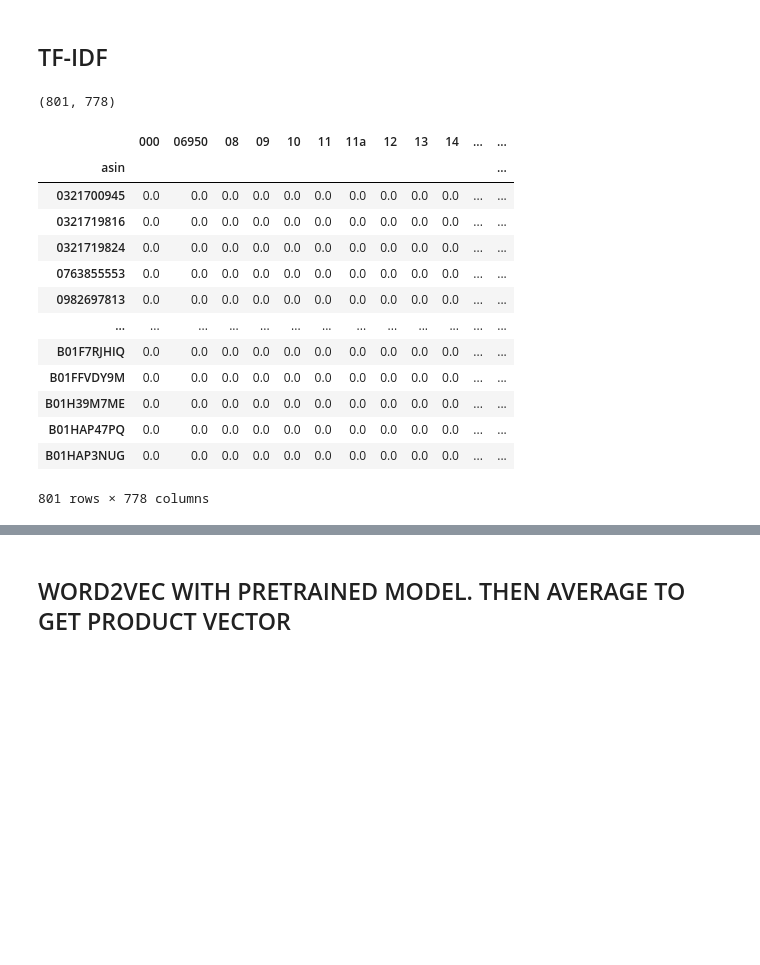
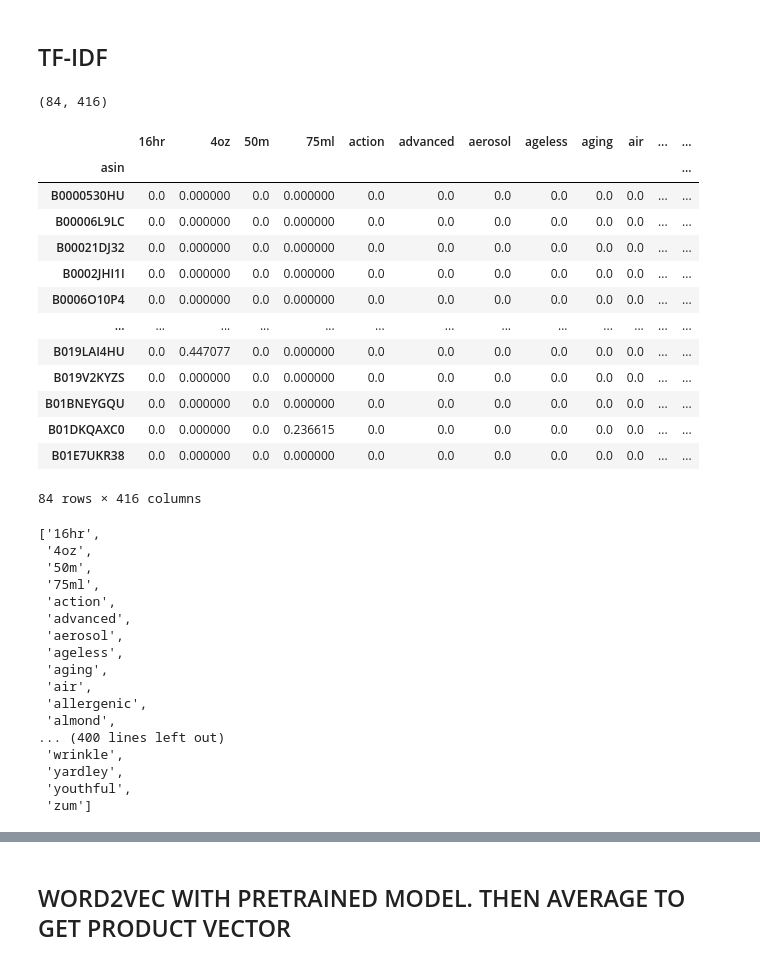
Before and after one commit to vlr112/WebScicence_FinalProject, a Jupyter notebook: labs/session_1/my_test.ipynb, the cells around one changed output, grey strips where cells are left out. Drawn from its saved outputs; the diff is of its cells as text; code cells hidden in the pictures; blank space fills up the shorter version.

```diff
--- a/Copy_of_parse_and_clean_meta_data.ipynb
+++ b/labs/session_1/my_test.ipynb
@@ -42,7 +44,7 @@ def getDF(path):
   # return pd.DataFrame.from_dict(df)
 
 
-df_software = getDF('Software_5.json.gz')
+df_software = getDF('All_Beauty_5.json.gz')
 # %%
 
 class Data:
@@ -228,5 +250,5 @@ len(items)
 # %%
-meta_df_software = getDF('meta_Software.json.gz')
+meta_df_software = getDF('meta_All_Beauty.json.gz')
 
 meta_df_software['asin'].nunique()
 # %% [output]
@@ -653,11 +691,13 @@ def hero_preprocess(temp):
 
     custom_pipeline = [preprocessing.fillna,
                     preprocessing.lowercase,
+                    preprocessing.remove_digits,
 
                     preprocessing.remove_diacritics,
                     preprocessing.remove_stopwords,
                     preprocessing.remove_punctuation,
-                    preprocessing.remove_whitespace
+                    preprocessing.remove_whitespace,
+                    preprocessing.remove_digits
                     #preprocessing.remove_brackets
                     ]
 
@@ -683,28 +715,46 @@ preprocessed.head(3)
 # %%
 tfidf = TfidfVectorizer()
 tfs = tfidf.fit_transform(preprocessed['clean_text'])
 tfs_matrix = tfs.todense()
 
 tfs_matrix.shape
 
 # tfs.get_features_names()
 
 tfs_df = pd.DataFrame(tfs_matrix, columns= tfidf.get_feature_names(), index= preprocessed['asin'])
 
 tfs_df
+tfidf.get_feature_names()
 # %% [output]
-(801, 778)
+(84, 416)
-|  | 000 | 06950 | 08 | 09 | 10 | 11 | 11a | 12 | 13 | 14 | ... | ... |
+|  | 16hr | 4oz | 50m | 75ml | action | advanced | aerosol | ageless | aging | air | ... | ... |
 | asin |  |  |  |  |  |  |  |  |  |  |  | ... |
-| 0321700945 | 0.0 | 0.0 | 0.0 | 0.0 | 0.0 | 0.0 | 0.0 | 0.0 | 0.0 | 0.0 | ... | ... |
-| 0321719816 | 0.0 | 0.0 | 0.0 | 0.0 | 0.0 | 0.0 | 0.0 | 0.0 | 0.0 | 0.0 | ... | ... |
-| 0321719824 | 0.0 | 0.0 | 0.0 | 0.0 | 0.0 | 0.0 | 0.0 | 0.0 | 0.0 | 0.0 | ... | ... |
-| 0763855553 | 0.0 | 0.0 | 0.0 | 0.0 | 0.0 | 0.0 | 0.0 | 0.0 | 0.0 | 0.0 | ... | ... |
-| 0982697813 | 0.0 | 0.0 | 0.0 | 0.0 | 0.0 | 0.0 | 0.0 | 0.0 | 0.0 | 0.0 | ... | ... |
+| B0000530HU | 0.0 | 0.000000 | 0.0 | 0.000000 | 0.0 | 0.0 | 0.0 | 0.0 | 0.0 | 0.0 | ... | ... |
+| B00006L9LC | 0.0 | 0.000000 | 0.0 | 0.000000 | 0.0 | 0.0 | 0.0 | 0.0 | 0.0 | 0.0 | ... | ... |
+| B00021DJ32 | 0.0 | 0.000000 | 0.0 | 0.000000 | 0.0 | 0.0 | 0.0 | 0.0 | 0.0 | 0.0 | ... | ... |
+| B0002JHI1I | 0.0 | 0.000000 | 0.0 | 0.000000 | 0.0 | 0.0 | 0.0 | 0.0 | 0.0 | 0.0 | ... | ... |
+| B0006O10P4 | 0.0 | 0.000000 | 0.0 | 0.000000 | 0.0 | 0.0 | 0.0 | 0.0 | 0.0 | 0.0 | ... | ... |
 | ... | ... | ... | ... | ... | ... | ... | ... | ... | ... | ... | ... | ... |
-| B01F7RJHIQ | 0.0 | 0.0 | 0.0 | 0.0 | 0.0 | 0.0 | 0.0 | 0.0 | 0.0 | 0.0 | ... | ... |
-| B01FFVDY9M | 0.0 | 0.0 | 0.0 | 0.0 | 0.0 | 0.0 | 0.0 | 0.0 | 0.0 | 0.0 | ... | ... |
-| B01H39M7ME | 0.0 | 0.0 | 0.0 | 0.0 | 0.0 | 0.0 | 0.0 | 0.0 | 0.0 | 0.0 | ... | ... |
-| B01HAP47PQ | 0.0 | 0.0 | 0.0 | 0.0 | 0.0 | 0.0 | 0.0 | 0.0 | 0.0 | 0.0 | ... | ... |
-| B01HAP3NUG | 0.0 | 0.0 | 0.0 | 0.0 | 0.0 | 0.0 | 0.0 | 0.0 | 0.0 | 0.0 | ... | ... |
+| B019LAI4HU | 0.0 | 0.447077 | 0.0 | 0.000000 | 0.0 | 0.0 | 0.0 | 0.0 | 0.0 | 0.0 | ... | ... |
+| B019V2KYZS | 0.0 | 0.000000 | 0.0 | 0.000000 | 0.0 | 0.0 | 0.0 | 0.0 | 0.0 | 0.0 | ... | ... |
+| B01BNEYGQU | 0.0 | 0.000000 | 0.0 | 0.000000 | 0.0 | 0.0 | 0.0 | 0.0 | 0.0 | 0.0 | ... | ... |
+| B01DKQAXC0 | 0.0 | 0.000000 | 0.0 | 0.236615 | 0.0 | 0.0 | 0.0 | 0.0 | 0.0 | 0.0 | ... | ... |
+| B01E7UKR38 | 0.0 | 0.000000 | 0.0 | 0.000000 | 0.0 | 0.0 | 0.0 | 0.0 | 0.0 | 0.0 | ... | ... |
-801 rows × 778 columns
+84 rows × 416 columns
+['16hr',
+ '4oz',
+ '50m',
+ '75ml',
+ 'action',
+ 'advanced',
+ 'aerosol',
+ 'ageless',
+ 'aging',
+ 'air',
+ 'allergenic',
+ 'almond',
+... (400 lines left out)
+ 'wrinkle',
+ 'yardley',
+ 'youthful',
+ 'zum']
```
Also changed, not shown: parts of 15 cells of this notebook, 8 other files.
